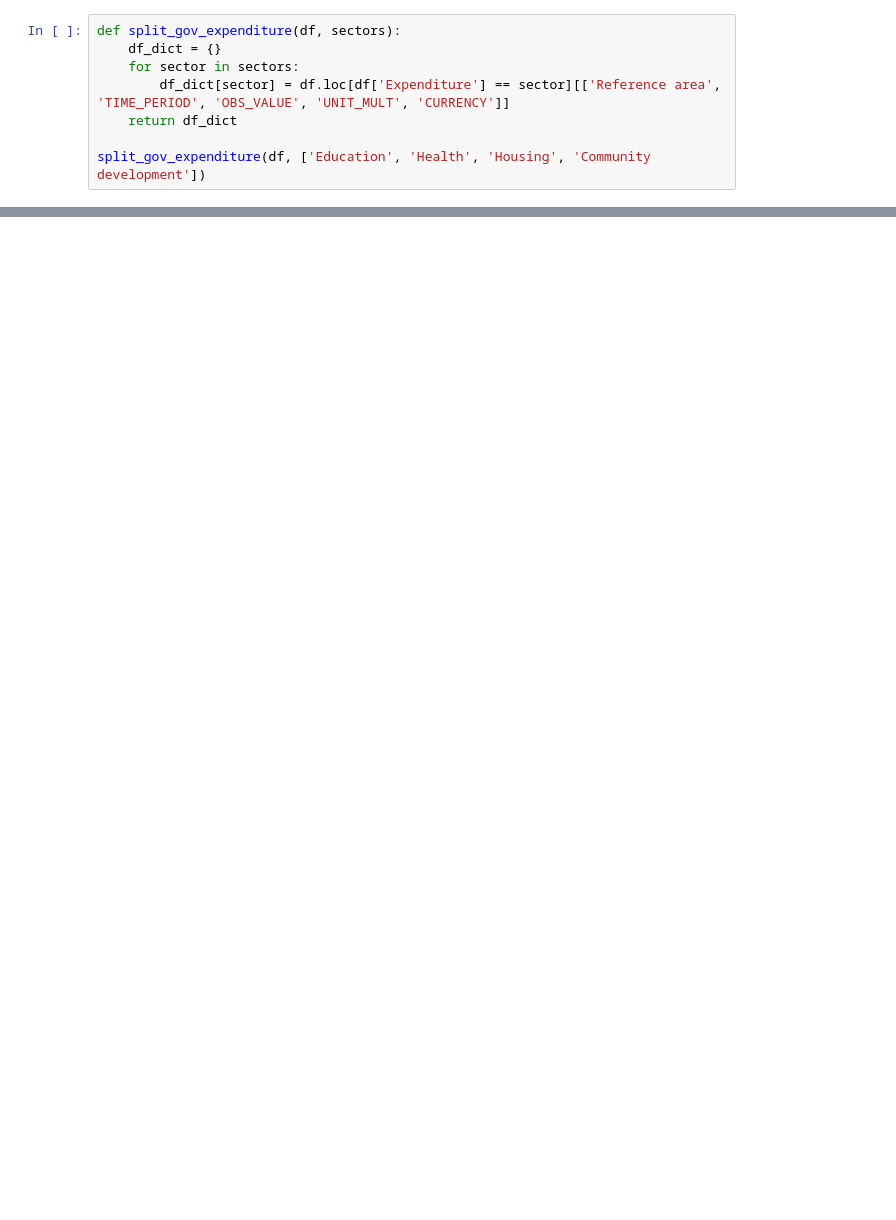
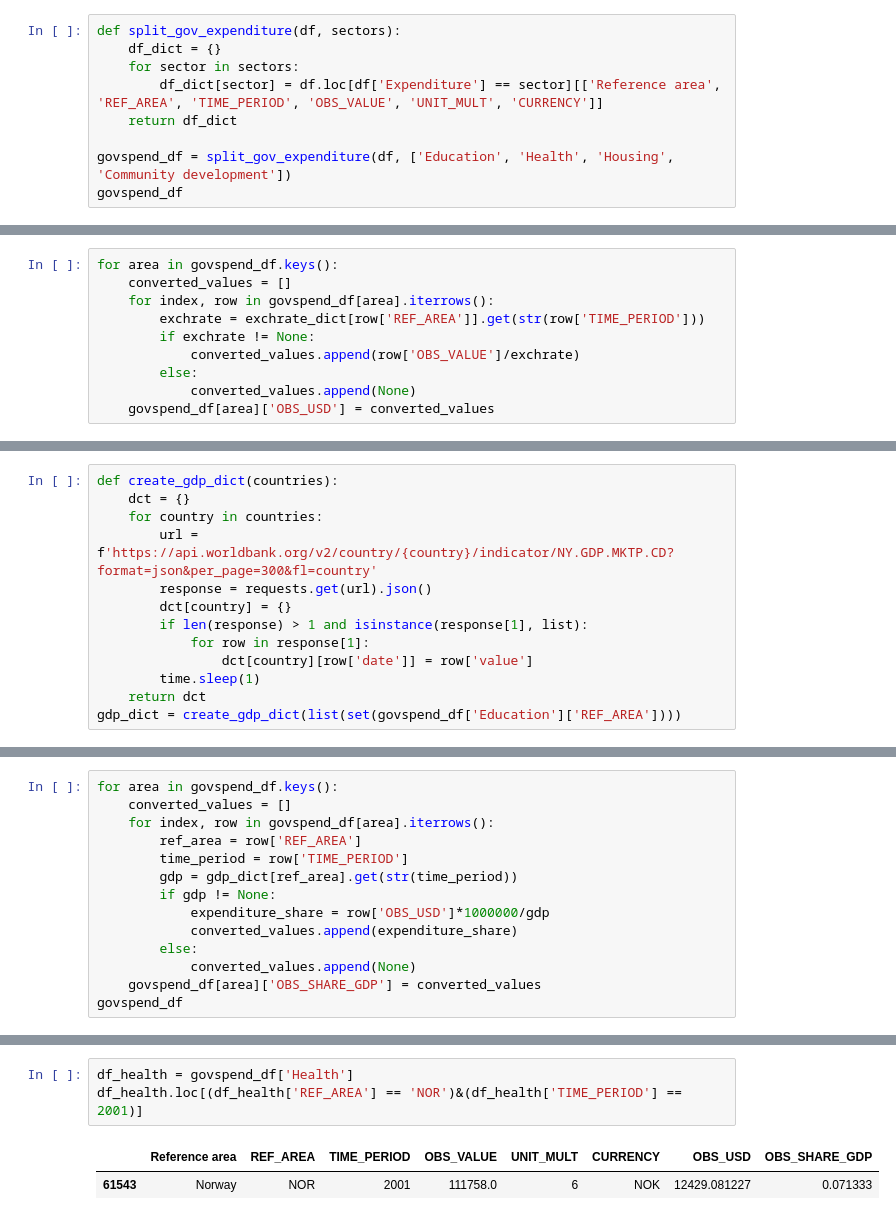
Before and after one commit to songmichael11/Consensus, a Jupyter notebook: datasets/read_data.ipynb, the cells around one changed output, grey strips where cells are left out. Drawn from its saved outputs; the diff is of its cells as text; blank space fills up the shorter version.

Commit message:
cleaned government expenditure data and converted to share of gdp by collecting exchange rate and gdp data

```diff
--- a/datasets/read_data.ipynb
+++ b/datasets/read_data.ipynb
@@ -27,8 +24,9 @@ print(df.shape)
 def split_gov_expenditure(df, sectors):
     df_dict = {}
     for sector in sectors:
-        df_dict[sector] = df.loc[df['Expenditure'] == sector][['Reference area', 'TIME_PERIOD', 'OBS_VALUE', 'UNIT_MULT', 'CURRENCY']]
+        df_dict[sector] = df.loc[df['Expenditure'] == sector][['Reference area', 'REF_AREA', 'TIME_PERIOD', 'OBS_VALUE', 'UNIT_MULT', 'CURRENCY']]
     return df_dict
 
-split_gov_expenditure(df, ['Education', 'Health', 'Housing', 'Community development'])
+govspend_df = split_gov_expenditure(df, ['Education', 'Health', 'Housing', 'Community development'])
+govspend_df
 # %% [output]
@@ -73,0 +63,10 @@ response
+# %%
+for area in govspend_df.keys():
+    converted_values = []
+    for index, row in govspend_df[area].iterrows():
+        exchrate = exchrate_dict[row['REF_AREA']].get(str(row['TIME_PERIOD']))
+        if exchrate != None:
+            converted_values.append(row['OBS_VALUE']/exchrate)
+        else:
+            converted_values.append(None)
+    govspend_df[area]['OBS_USD'] = converted_values
@@ -73,0 +93,13 @@ response
+# %%
+def create_gdp_dict(countries):
+    dct = {}
+    for country in countries:
+        url = f'https://api.worldbank.org/v2/country/{country}/indicator/NY.GDP.MKTP.CD?format=json&per_page=300&fl=country'
+        response = requests.get(url).json()
+        dct[country] = {}
+        if len(response) > 1 and isinstance(response[1], list):
+            for row in response[1]:
+                dct[country][row['date']] = row['value']
+        time.sleep(1)
+    return dct
+gdp_dict = create_gdp_dict(list(set(govspend_df['Education']['REF_AREA'])))
@@ -73,0 +126,14 @@ response
+# %%
+for area in govspend_df.keys():
+    converted_values = []
+    for index, row in govspend_df[area].iterrows():
+        ref_area = row['REF_AREA']
+        time_period = row['TIME_PERIOD']
+        gdp = gdp_dict[ref_area].get(str(time_period))
+        if gdp != None:
+            expenditure_share = row['OBS_USD']*1000000/gdp
+            converted_values.append(expenditure_share)
+        else:
+            converted_values.append(None)
+    govspend_df[area]['OBS_SHARE_GDP'] = converted_values
+govspend_df
@@ -73,0 +158,6 @@ response
+# %%
+df_health = govspend_df['Health']
+df_health.loc[(df_health['REF_AREA'] == 'NOR')&(df_health['TIME_PERIOD'] == 2001)]
+# %% [output]
+|  | Reference area | REF_AREA | TIME_PERIOD | OBS_VALUE | UNIT_MULT | CURRENCY | OBS_USD | OBS_SHARE_GDP |
+| 61543 | Norway | NOR | 2001 | 111758.0 | 6 | NOK | 12429.081227 | 0.071333 |
```
Also changed, not shown: parts of 7 cells of this notebook.
